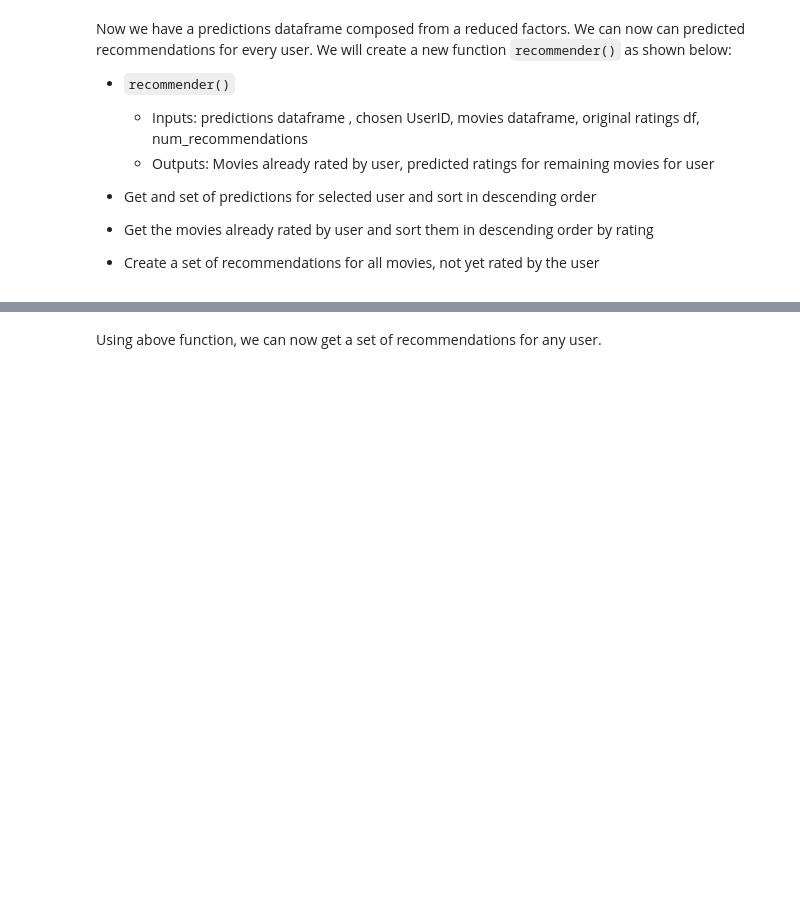
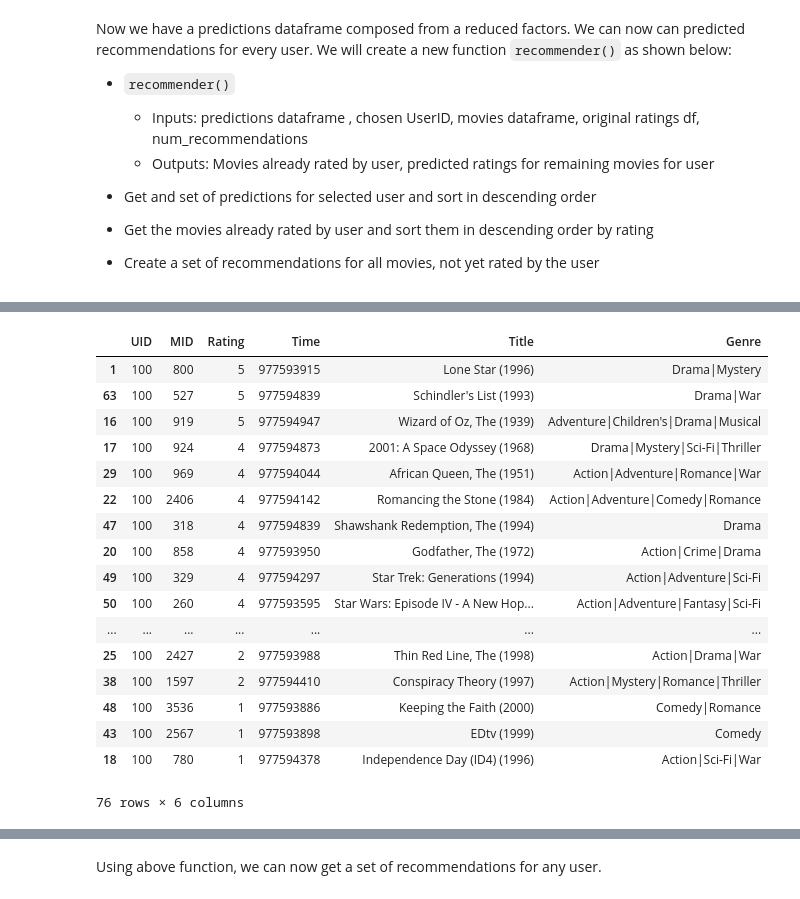
Before and after one commit to ssrosa/dsc-4-39-04-singular-value-decomposition-numpy-scipy-lab-online-ds-pt-100118, a Jupyter notebook: index.ipynb, the cells around one changed output, grey strips where cells are left out. Saved outputs shown, nothing was run; the diff lists cells and outputs as text; code cells hidden in the pictures; blank space fills up the shorter version.

```diff
--- a/index.ipynb
+++ b/index.ipynb
@@ -259,0 +289,4 @@ def recommender(predictions_df, UID, movies_df, original_ratings_df, num_recomme
+# %%
+# Get the original user data and merge in the movie information
+user_data = ratings[ratings.UID == 100]
+user_full = user_data.merge(movies, how = 'left', left_on = 'MID', right_on = 'MID').sort_values(['Rating'], ascending=False)
@@ -259,0 +311,21 @@ def recommender(predictions_df, UID, movies_df, original_ratings_df, num_recomme
+# %%
+user_full
+# %% [output]
+|  | UID | MID | Rating | Time | Title | Genre |
+| 1 | 100 | 800 | 5 | 977593915 | Lone Star (1996) | Drama|Mystery |
+| 63 | 100 | 527 | 5 | 977594839 | Schindler's List (1993) | Drama|War |
+| 16 | 100 | 919 | 5 | 977594947 | Wizard of Oz, The (1939) | Adventure|Children's|Drama|Musical |
+| 17 | 100 | 924 | 4 | 977594873 | 2001: A Space Odyssey (1968) | Drama|Mystery|Sci-Fi|Thriller |
+| 29 | 100 | 969 | 4 | 977594044 | African Queen, The (1951) | Action|Adventure|Romance|War |
+| 22 | 100 | 2406 | 4 | 977594142 | Romancing the Stone (1984) | Action|Adventure|Comedy|Romance |
+| 47 | 100 | 318 | 4 | 977594839 | Shawshank Redemption, The (1994) | Drama |
+| 20 | 100 | 858 | 4 | 977593950 | Godfather, The (1972) | Action|Crime|Drama |
+| 49 | 100 | 329 | 4 | 977594297 | Star Trek: Generations (1994) | Action|Adventure|Sci-Fi |
+| 50 | 100 | 260 | 4 | 977593595 | Star Wars: Episode IV - A New Hop... | Action|Adventure|Fantasy|Sci-Fi |
+| ... | ... | ... | ... | ... | ... | ... |
+| 25 | 100 | 2427 | 2 | 977593988 | Thin Red Line, The (1998) | Action|Drama|War |
+| 38 | 100 | 1597 | 2 | 977594410 | Conspiracy Theory (1997) | Action|Mystery|Romance|Thriller |
+| 48 | 100 | 3536 | 1 | 977593886 | Keeping the Faith (2000) | Comedy|Romance |
+| 43 | 100 | 2567 | 1 | 977593898 | EDtv (1999) | Comedy |
+| 18 | 100 | 780 | 1 | 977594378 | Independence Day (ID4) (1996) | Action|Sci-Fi|War |
+76 rows × 6 columns
```
Also changed, not shown: parts of 10 cells of this notebook.
